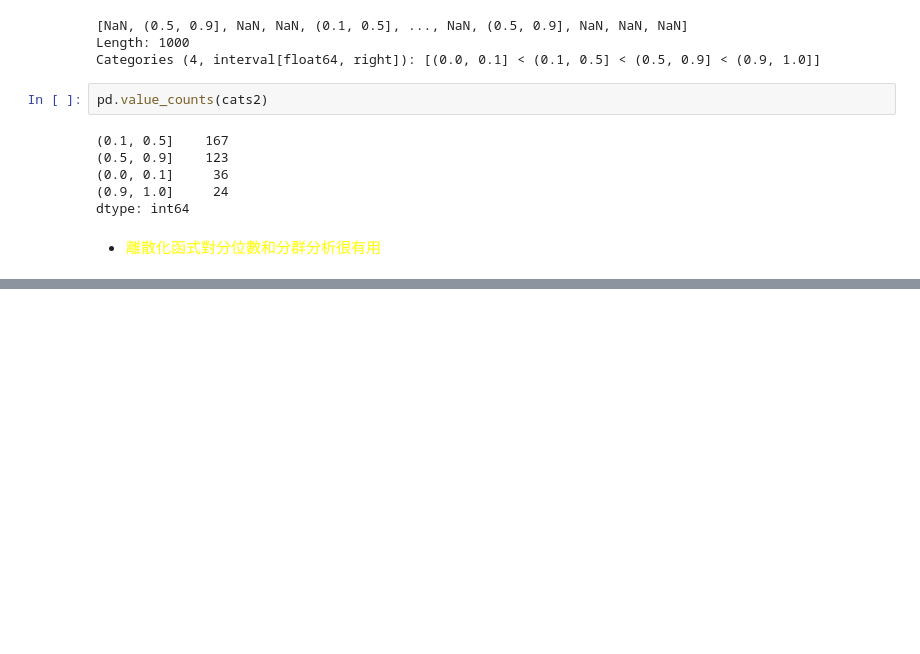
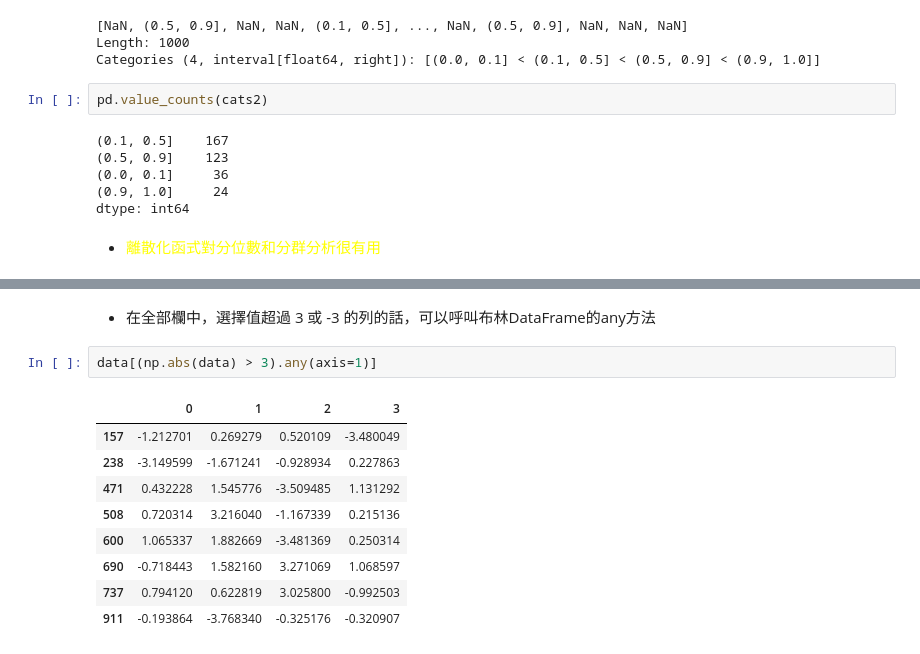
Before and after one commit to VanLinLin/practice-file, a Jupyter notebook: Python資料分析(Ch7).ipynb, the cells around one changed output, grey strips where cells are left out. Drawn from its saved outputs; the diff is of its cells as text; blank space fills up the shorter version.

```diff
--- a/Python資料分析(Ch7).ipynb
+++ b/Python資料分析(Ch7).ipynb
@@ -731,0 +791,14 @@ dtype: int64
+# %% [markdown]
+* 在全部欄中，選擇值超過 3 或 -3 的列的話，可以呼叫布林DataFrame的any方法
+# %%
+data[(np.abs(data) > 3).any(axis=1)]
+# %% [output]
+|  | 0 | 1 | 2 | 3 |
+| 157 | -1.212701 | 0.269279 | 0.520109 | -3.480049 |
+| 238 | -3.149599 | -1.671241 | -0.928934 | 0.227863 |
+| 471 | 0.432228 | 1.545776 | -3.509485 | 1.131292 |
+| 508 | 0.720314 | 3.216040 | -1.167339 | 0.215136 |
+| 600 | 1.065337 | 1.882669 | -3.481369 | 0.250314 |
+| 690 | -0.718443 | 1.582160 | 3.271069 | 1.068597 |
+| 737 | 0.794120 | 0.622819 | 3.025800 | -0.992503 |
+| 911 | -0.193864 | -3.768340 | -0.325176 | -0.320907 |
```
Also changed, not shown: parts of 13 cells of this notebook.
